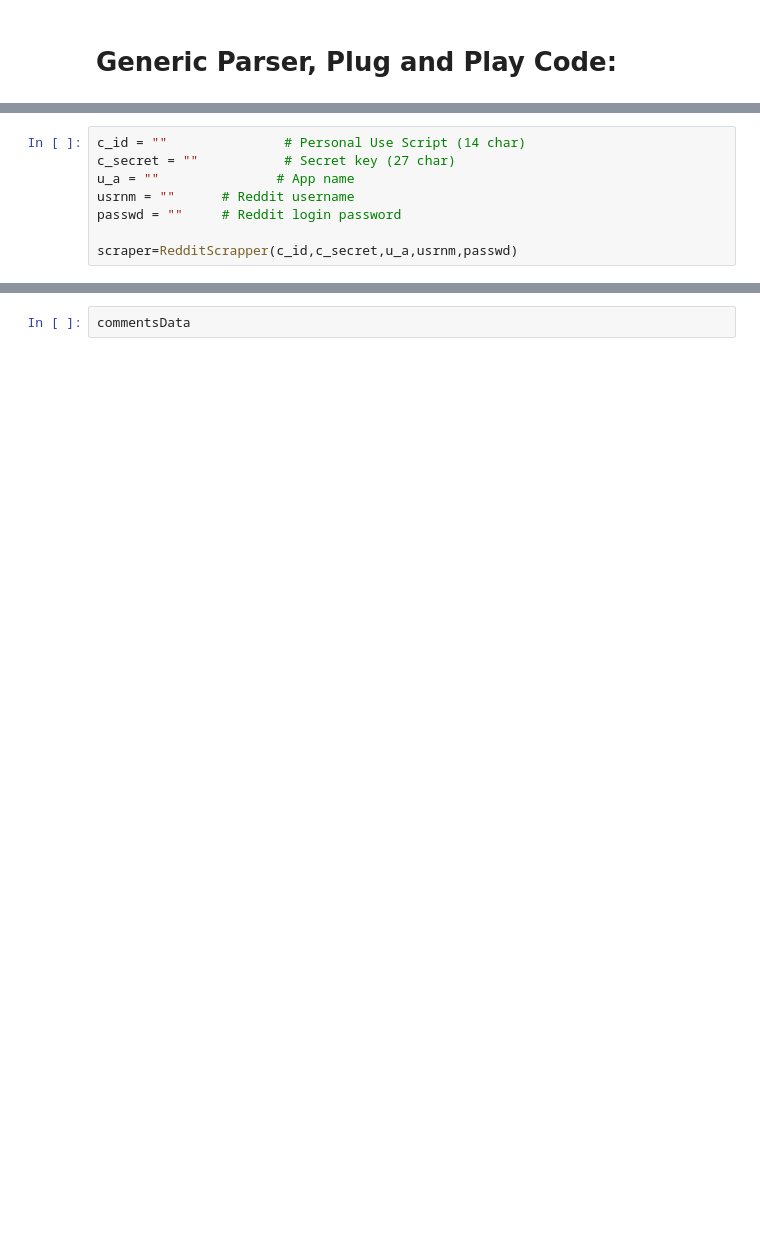
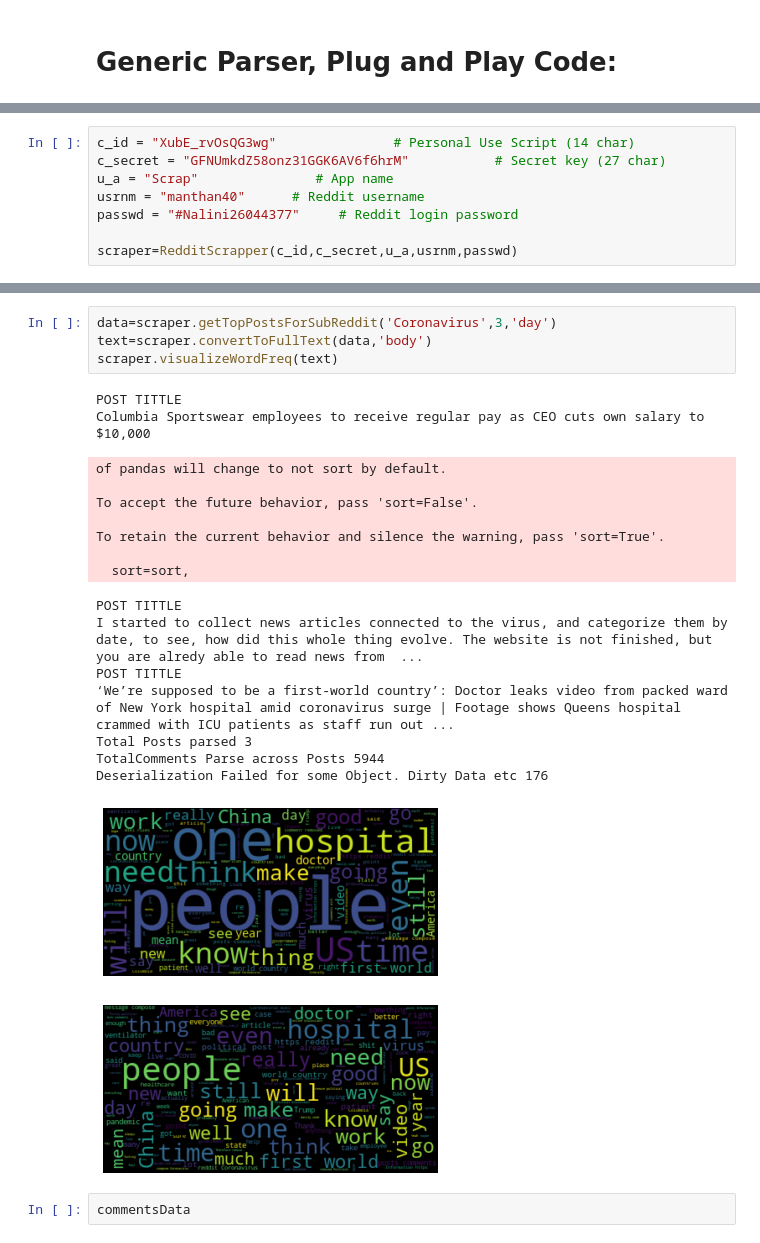
Before and after one commit to manthanthakker/BitcoinPrediction, a Jupyter notebook: RedditScraper.ipynb, the cells around one changed output, grey strips where cells are left out. Cells and saved outputs as stored; diff of their text form; blank space fills up the shorter version.

```diff
--- a/RedditScraper.ipynb
+++ b/RedditScraper.ipynb
@@ -231,8 +332,8 @@ class RedditScrapper():
 # %%
-c_id = ""               # Personal Use Script (14 char)
-c_secret = ""           # Secret key (27 char)
-u_a = ""               # App name
-usrnm = ""      # Reddit username
-passwd = ""     # Reddit login password
+c_id = "XubE_rvOsQG3wg"               # Personal Use Script (14 char)
+c_secret = "GFNUmkdZ58onz31GGK6AV6f6hrM"           # Secret key (27 char)
+u_a = "Scrap"               # App name
+usrnm = "manthan40"      # Reddit username
+passwd = "#Nalini26044377"     # Reddit login password
 
 scraper=RedditScrapper(c_id,c_secret,u_a,usrnm,passwd)
@@ -254,3 +340,26 @@ Deserialization Failed for some Object. Dirty Data etc 16
+# %%
+data=scraper.getTopPostsForSubReddit('Coronavirus',3,'day')
+text=scraper.convertToFullText(data,'body')
+scraper.visualizeWordFreq(text)
+# %% [output]
+POST TITTLE
+Columbia Sportswear employees to receive regular pay as CEO cuts own salary to $10,000
+of pandas will change to not sort by default.
+
+To accept the future behavior, pass 'sort=False'.
+
+To retain the current behavior and silence the warning, pass 'sort=True'.
+
+  sort=sort,
+POST TITTLE
+I started to collect news articles connected to the virus, and categorize them by date, to see, how did this whole thing evolve. The website is not finished, but you are alredy able to read news from  ...
+POST TITTLE
+‘We’re supposed to be a first-world country’: Doctor leaks video from packed ward of New York hospital amid coronavirus surge | Footage shows Queens hospital crammed with ICU patients as staff run out ...
+Total Posts parsed 3
+TotalComments Parse across Posts 5944
+Deserialization Failed for some Object. Dirty Data etc 176
+[figure, added]
+[figure, added]
 # %%
 commentsData
 # %% [output]
```
Also changed, not shown: parts of 5 cells of this notebook.
